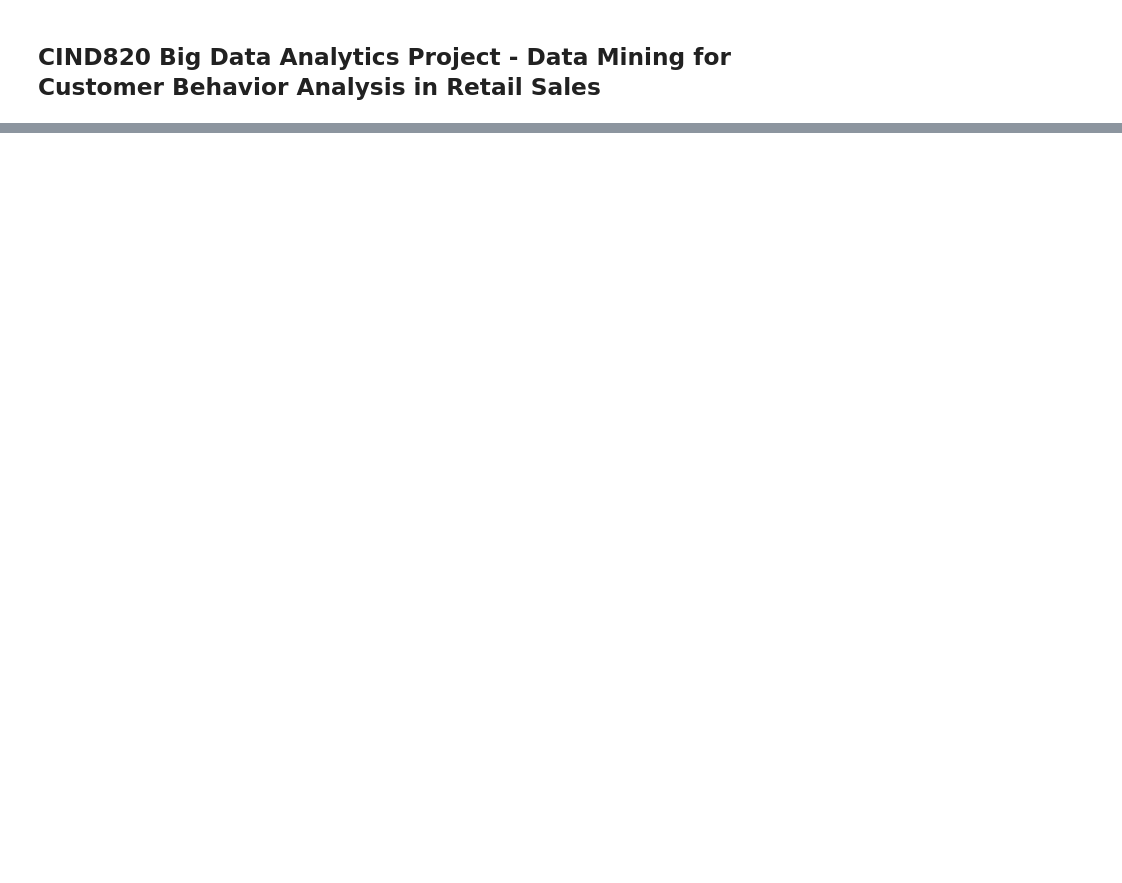
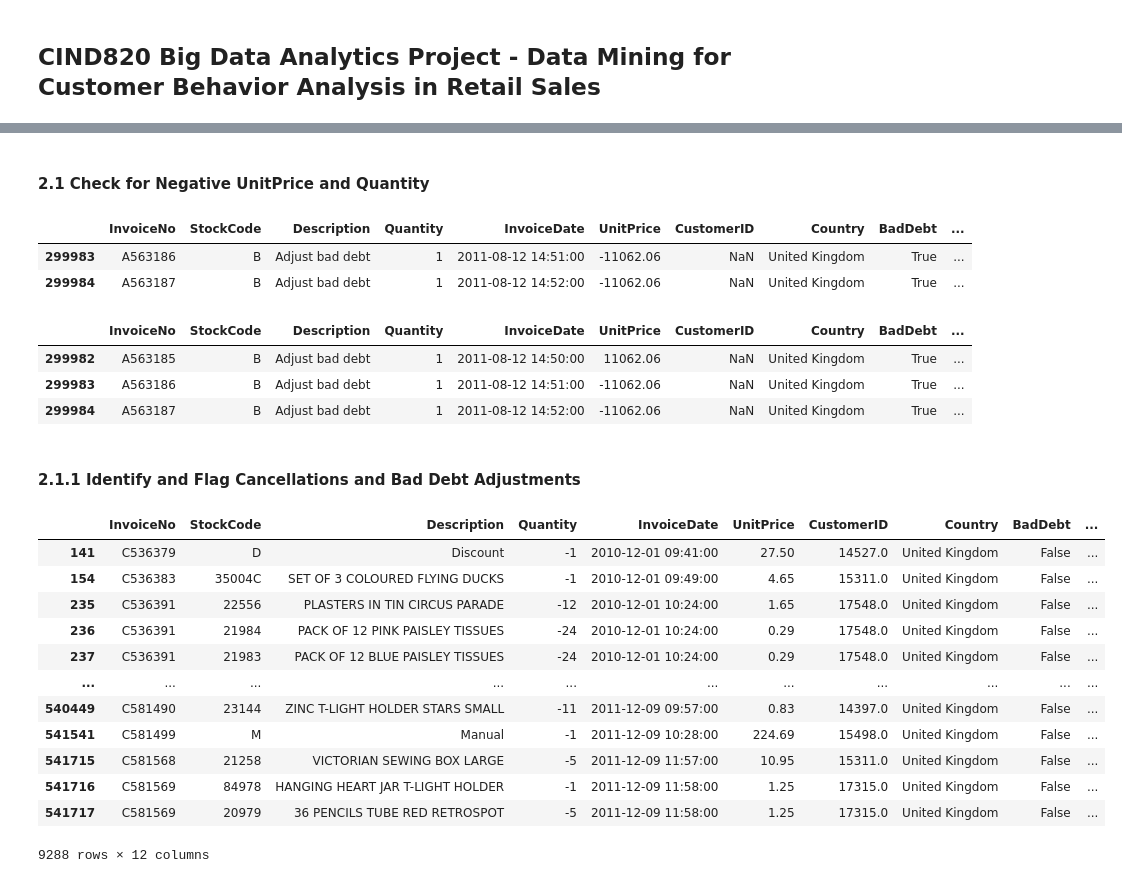
Before and after one commit to juniorrozariotmu/CIND820-Big-Data-Analytics-Project, a Jupyter notebook: cind820-eda.ipynb, the cells around one changed output, grey strips where cells are left out. Drawn from its saved outputs; the diff is of its cells as text; code cells hidden in the pictures; blank space fills up the shorter version.

Commit message:
EDA WIP - negative values, missing values

```diff
--- a/cind820-eda.ipynb
+++ b/cind820-eda.ipynb
@@ -79,0 +9,6 @@ dtype: int64
+# %%
+# import dataset
+
+path = r"C:\Users\jrroz\Desktop\June\TMU\Course Materials\CIND820\Data\Online Retail.xlsx"
+
+df = pd.read_excel(path)
@@ -79,0 +80,6 @@ dtype: int64
+# %%
+# change CustomerID data type
+
+df['CustomerID'] = df['CustomerID'].astype("object")
+
+df.dtypes
@@ -79,0 +134,41 @@ dtype: int64
+# %% [markdown]
+#### 2.1 Check for Negative UnitPrice and Quantity
+# %%
+# negative price check
+
+negative_price = df[df["UnitPrice"] < 0]
+
+negative_price
+# %% [output]
+|  | InvoiceNo | StockCode | Description | Quantity | InvoiceDate | UnitPrice | CustomerID | Country | BadDebt | ... |
+| 299983 | A563186 | B | Adjust bad debt | 1 | 2011-08-12 14:51:00 | -11062.06 | NaN | United Kingdom | True | ... |
+| 299984 | A563187 | B | Adjust bad debt | 1 | 2011-08-12 14:52:00 | -11062.06 | NaN | United Kingdom | True | ... |
+# %%
+# "Adjust bad debt" records
+
+df.loc[df['InvoiceNo'].str.startswith("A", na = False), :]
+# %% [output]
+|  | InvoiceNo | StockCode | Description | Quantity | InvoiceDate | UnitPrice | CustomerID | Country | BadDebt | ... |
+| 299982 | A563185 | B | Adjust bad debt | 1 | 2011-08-12 14:50:00 | 11062.06 | NaN | United Kingdom | True | ... |
+| 299983 | A563186 | B | Adjust bad debt | 1 | 2011-08-12 14:51:00 | -11062.06 | NaN | United Kingdom | True | ... |
+| 299984 | A563187 | B | Adjust bad debt | 1 | 2011-08-12 14:52:00 | -11062.06 | NaN | United Kingdom | True | ... |
+# %% [markdown]
+#### 2.1.1 Identify and Flag Cancellations and Bad Debt Adjustments
+# %%
+# InvoiceNo starting with 'C' indicates cancellation
+
+df.loc[df['InvoiceNo'].str.startswith("C", na = False), :]
+# %% [output]
+|  | InvoiceNo | StockCode | Description | Quantity | InvoiceDate | UnitPrice | CustomerID | Country | BadDebt | ... |
+| 141 | C536379 | D | Discount | -1 | 2010-12-01 09:41:00 | 27.50 | 14527.0 | United Kingdom | False | ... |
+| 154 | C536383 | 35004C | SET OF 3 COLOURED FLYING DUCKS | -1 | 2010-12-01 09:49:00 | 4.65 | 15311.0 | United Kingdom | False | ... |
+| 235 | C536391 | 22556 | PLASTERS IN TIN CIRCUS PARADE | -12 | 2010-12-01 10:24:00 | 1.65 | 17548.0 | United Kingdom | False | ... |
+| 236 | C536391 | 21984 | PACK OF 12 PINK PAISLEY TISSUES | -24 | 2010-12-01 10:24:00 | 0.29 | 17548.0 | United Kingdom | False | ... |
+| 237 | C536391 | 21983 | PACK OF 12 BLUE PAISLEY TISSUES | -24 | 2010-12-01 10:24:00 | 0.29 | 17548.0 | United Kingdom | False | ... |
+| ... | ... | ... | ... | ... | ... | ... | ... | ... | ... | ... |
+| 540449 | C581490 | 23144 | ZINC T-LIGHT HOLDER STARS SMALL | -11 | 2011-12-09 09:57:00 | 0.83 | 14397.0 | United Kingdom | False | ... |
+| 541541 | C581499 | M | Manual | -1 | 2011-12-09 10:28:00 | 224.69 | 15498.0 | United Kingdom | False | ... |
+| 541715 | C581568 | 21258 | VICTORIAN SEWING BOX LARGE | -5 | 2011-12-09 11:57:00 | 10.95 | 15311.0 | United Kingdom | False | ... |
+| 541716 | C581569 | 84978 | HANGING HEART JAR T-LIGHT HOLDER | -1 | 2011-12-09 11:58:00 | 1.25 | 17315.0 | United Kingdom | False | ... |
+| 541717 | C581569 | 20979 | 36 PENCILS TUBE RED RETROSPOT | -5 | 2011-12-09 11:58:00 | 1.25 | 17315.0 | United Kingdom | False | ... |
+9288 rows × 12 columns
```
Also changed, not shown: parts of 40 cells of this notebook.
